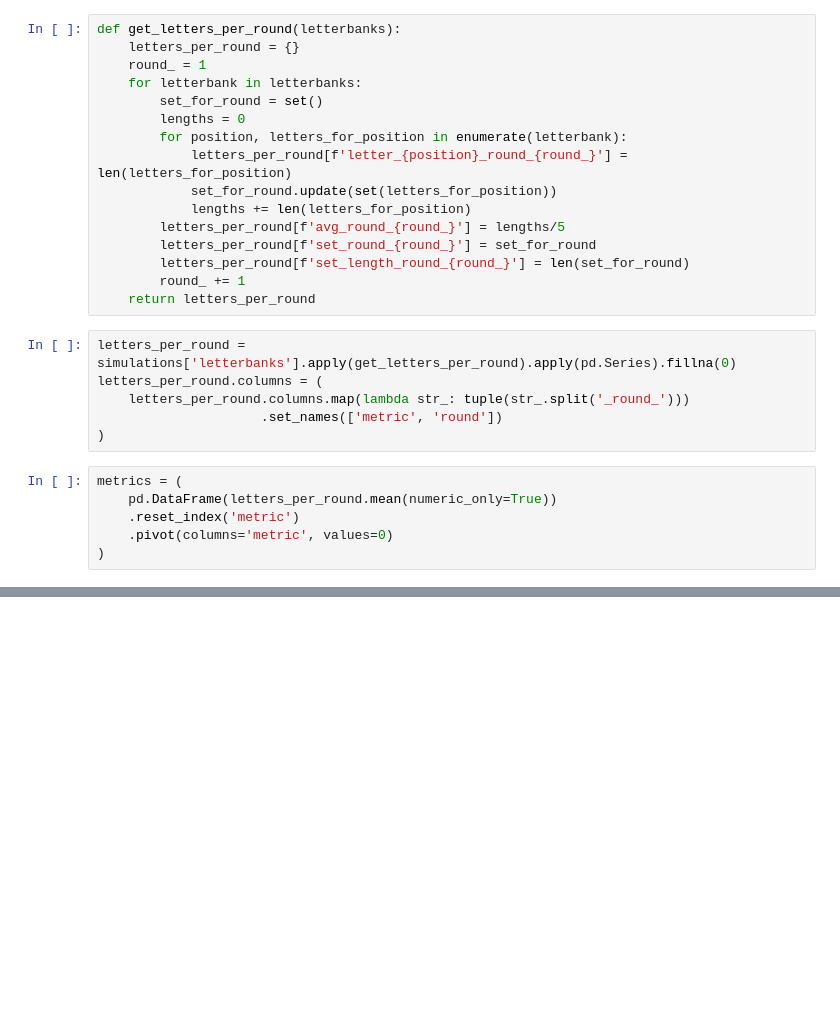
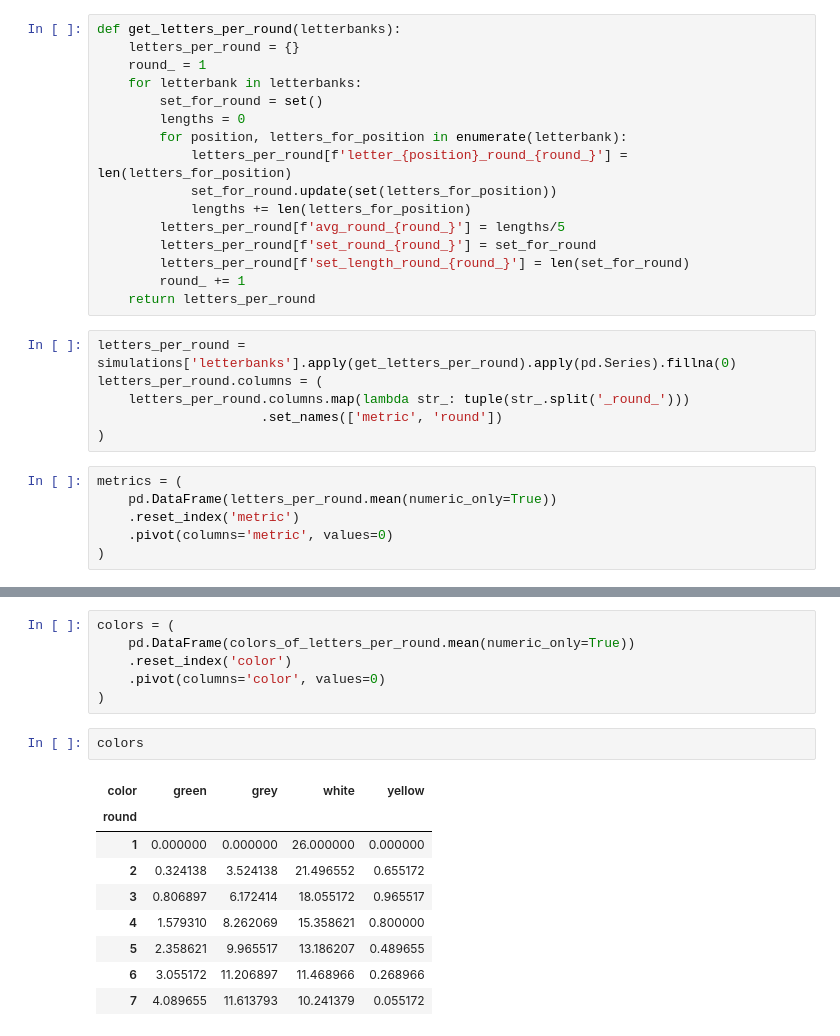
Before and after one commit to hboinowitz/wordle-analysis, a Jupyter notebook: analysis/simulation_results.ipynb, the cells around one changed output, grey strips where cells are left out. Drawn from its saved outputs; the diff is of its cells as text; blank space fills up the shorter version.

```diff
--- a/analysis/simulation_results.ipynb
+++ b/analysis/simulation_results.ipynb
@@ -106,0 +129,18 @@ plt.show()
+# %%
+colors = (
+    pd.DataFrame(colors_of_letters_per_round.mean(numeric_only=True))
+    .reset_index('color')
+    .pivot(columns='color', values=0)
+)
+# %%
+colors
+# %% [output]
+| color | green | grey | white | yellow |
+| round |  |  |  |  |
+| 1 | 0.000000 | 0.000000 | 26.000000 | 0.000000 |
+| 2 | 0.324138 | 3.524138 | 21.496552 | 0.655172 |
+| 3 | 0.806897 | 6.172414 | 18.055172 | 0.965517 |
+| 4 | 1.579310 | 8.262069 | 15.358621 | 0.800000 |
+| 5 | 2.358621 | 9.965517 | 13.186207 | 0.489655 |
+| 6 | 3.055172 | 11.206897 | 11.468966 | 0.268966 |
+| 7 | 4.089655 | 11.613793 | 10.241379 | 0.055172 |
```
Also changed, not shown: parts of 9 cells of this notebook.
